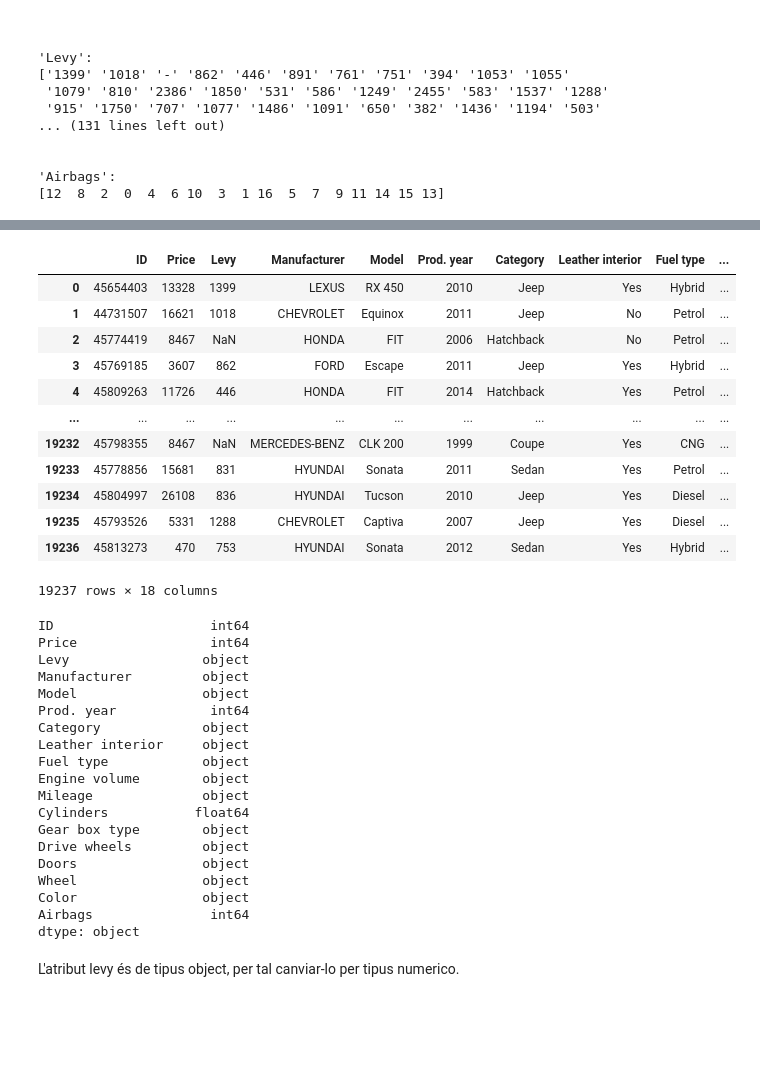
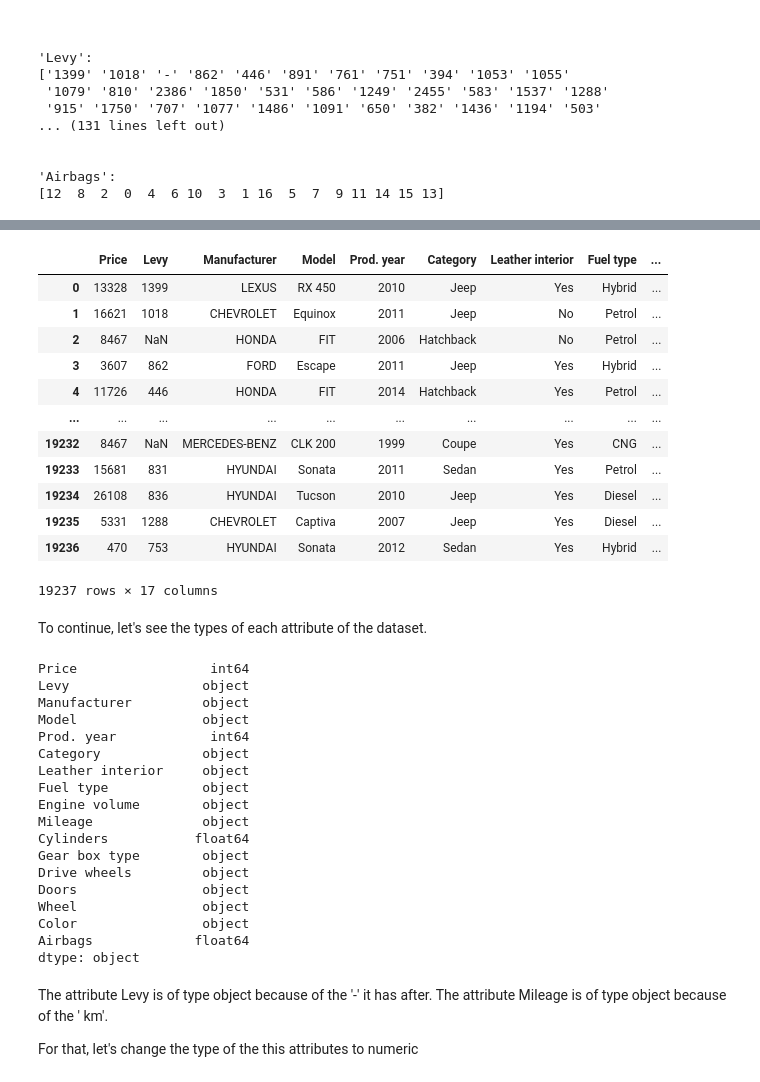
Before and after one commit to luismz14/Kaggle, a Jupyter notebook: kaggle.ipynb, the cells around one changed output, grey strips where cells are left out. Saved outputs shown, nothing was run; the diff lists cells and outputs as text; code cells hidden in the pictures; blank space fills up the shorter version.

Commit message:
Attributes and correlation seen before preprocess

```diff
--- a/kaggle.ipynb
+++ b/kaggle.ipynb
@@ -61,27 +69,31 @@ Un altre atribut que té valors sense sentit és 'Doors', que pren el valor 04-M
 # %%
 df['Levy'] = df['Levy'].replace('-',np.nan)
 df['Doors'] = df['Doors'].replace('04-May', 5)
 df['Doors'] = df['Doors'].replace('02-Mar', 3)
+df['Mileage'] = df['Mileage'].replace('0 km', np.nan)
+df['Airbags'] = df['Airbags'].replace(0, np.nan)
+df = df.drop('ID', axis=1)
 
 df
 # %% [output]
-|  | ID | Price | Levy | Manufacturer | Model | Prod. year | Category | Leather interior | Fuel type | ... |
-| 0 | 45654403 | 13328 | 1399 | LEXUS | RX 450 | 2010 | Jeep | Yes | Hybrid | ... |
-| 1 | 44731507 | 16621 | 1018 | CHEVROLET | Equinox | 2011 | Jeep | No | Petrol | ... |
-| 2 | 45774419 | 8467 | NaN | HONDA | FIT | 2006 | Hatchback | No | Petrol | ... |
-| 3 | 45769185 | 3607 | 862 | FORD | Escape | 2011 | Jeep | Yes | Hybrid | ... |
-| 4 | 45809263 | 11726 | 446 | HONDA | FIT | 2014 | Hatchback | Yes | Petrol | ... |
-| ... | ... | ... | ... | ... | ... | ... | ... | ... | ... | ... |
-| 19232 | 45798355 | 8467 | NaN | MERCEDES-BENZ | CLK 200 | 1999 | Coupe | Yes | CNG | ... |
-| 19233 | 45778856 | 15681 | 831 | HYUNDAI | Sonata | 2011 | Sedan | Yes | Petrol | ... |
-| 19234 | 45804997 | 26108 | 836 | HYUNDAI | Tucson | 2010 | Jeep | Yes | Diesel | ... |
-| 19235 | 45793526 | 5331 | 1288 | CHEVROLET | Captiva | 2007 | Jeep | Yes | Diesel | ... |
-| 19236 | 45813273 | 470 | 753 | HYUNDAI | Sonata | 2012 | Sedan | Yes | Hybrid | ... |
+|  | Price | Levy | Manufacturer | Model | Prod. year | Category | Leather interior | Fuel type | ... |
+| 0 | 13328 | 1399 | LEXUS | RX 450 | 2010 | Jeep | Yes | Hybrid | ... |
+| 1 | 16621 | 1018 | CHEVROLET | Equinox | 2011 | Jeep | No | Petrol | ... |
+| 2 | 8467 | NaN | HONDA | FIT | 2006 | Hatchback | No | Petrol | ... |
+| 3 | 3607 | 862 | FORD | Escape | 2011 | Jeep | Yes | Hybrid | ... |
+| 4 | 11726 | 446 | HONDA | FIT | 2014 | Hatchback | Yes | Petrol | ... |
+| ... | ... | ... | ... | ... | ... | ... | ... | ... | ... |
+| 19232 | 8467 | NaN | MERCEDES-BENZ | CLK 200 | 1999 | Coupe | Yes | CNG | ... |
+| 19233 | 15681 | 831 | HYUNDAI | Sonata | 2011 | Sedan | Yes | Petrol | ... |
+| 19234 | 26108 | 836 | HYUNDAI | Tucson | 2010 | Jeep | Yes | Diesel | ... |
+| 19235 | 5331 | 1288 | CHEVROLET | Captiva | 2007 | Jeep | Yes | Diesel | ... |
+| 19236 | 470 | 753 | HYUNDAI | Sonata | 2012 | Sedan | Yes | Hybrid | ... |
-19237 rows × 18 columns
+19237 rows × 17 columns
+# %% [markdown]
+To continue, let's see the types of each attribute of the dataset.
 # %%
 df.dtypes
 # %% [output]
-ID                    int64
 Price                 int64
 Levy                 object
 Manufacturer         object
@@ -98,9 +110,12 @@ Drive wheels         object
 Doors                object
 Wheel                object
 Color                object
-Airbags               int64
+Airbags             float64
 dtype: object
-# %% [markdown]
-L'atribut levy és de tipus object, per tal canviar-lo per tipus numerico.
+# %% [markdown]
+The attribute Levy is of type object because of the '-' it has after.
+The attribute Mileage is of type object because of the ' km'.
+
+For that, let's change the type of the this attributes to numeric
 # %%
 df['Levy'] = df['Levy'].astype('float64')
```
Also changed, not shown: parts of 19 cells of this notebook.
